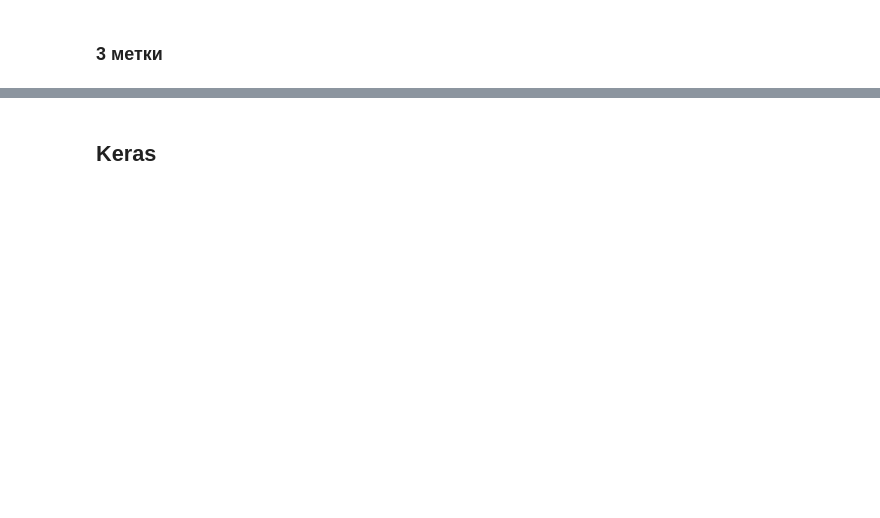
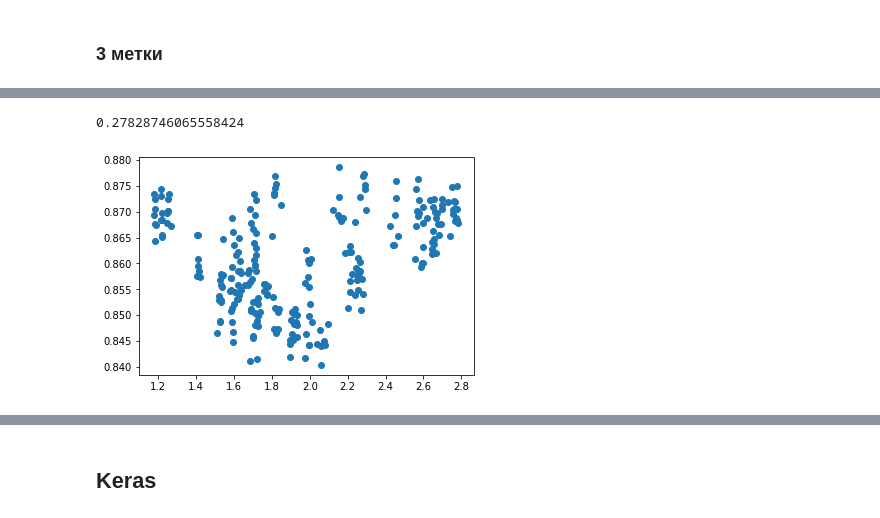
Before and after one commit to Dionidgy/ML, a Jupyter notebook: lifelong/lifelong_Keras.ipynb, the cells around one changed output, grey strips where cells are left out. Drawn from its saved outputs; the diff is of its cells as text; code cells hidden in the pictures; blank space fills up the shorter version.

```diff
--- a/lifelong/lifelong_Keras.ipynb
+++ b/lifelong/lifelong_Keras.ipynb
@@ -343,0 +409,16 @@ ur_style
+# %%
+def transform_df_to_arr(df):
+    arr = df.to_numpy().reshape(7*8*8,)
+    arr = arr[arr != 0]
+    return(arr)
+
+def search_correlation(df_1, df_2):
+    arr_1 = transform_df_to_arr(df_1)
+    arr_2 = transform_df_to_arr(df_2)
+    plt.scatter(arr_1, arr_2)
+    return(np.corrcoef(arr_1, arr_2)[0, 1])
+# %%
+search_correlation(df_tvd, df_accuracy)
+# %% [output]
+0.27828746065558424
+[figure, added]
```
Also changed, not shown: parts of 27 cells of this notebook.
